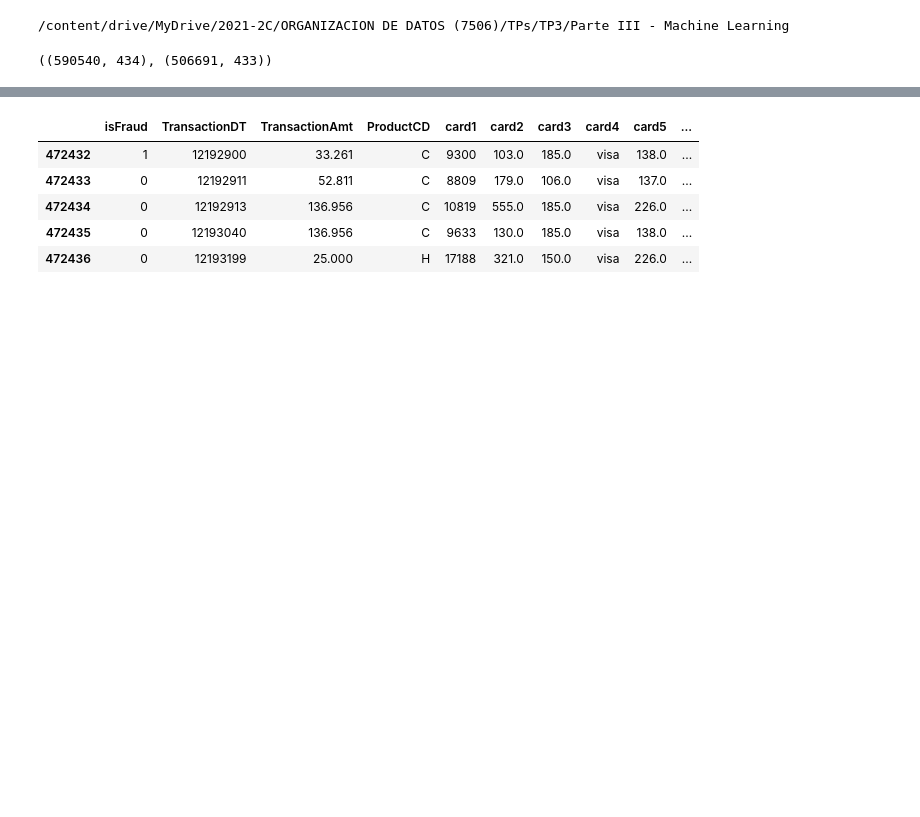
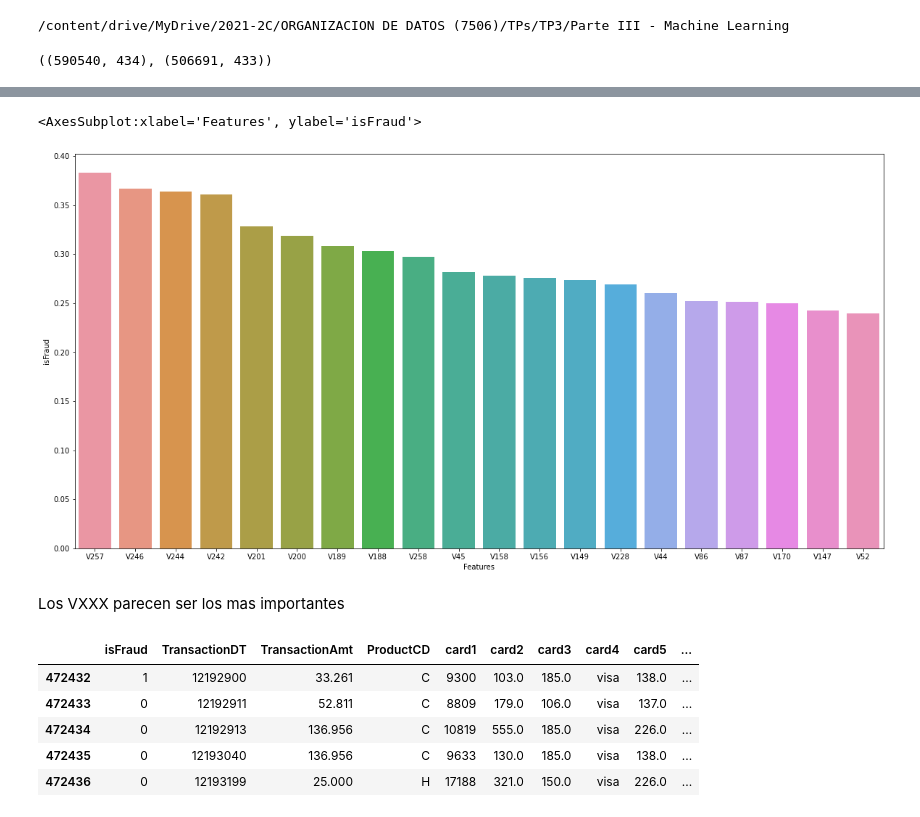
Before and after one commit to amveiga/IEEE-CIS-Fraud-Detection, a Jupyter notebook: Parte II - Machine Learning Baseline/Encoding.ipynb, the cells around one changed output, grey strips where cells are left out. Cells and saved outputs as stored; diff of their text form; code cells hidden in the pictures; blank space fills up the shorter version.

```diff
--- a/Parte II - Machine Learning Baseline/Encoding.ipynb
+++ b/Parte II - Machine Learning Baseline/Encoding.ipynb
@@ -33,0 +40,3 @@ del df_test['TransactionID']
+# %%
+matrix_corr = df_train.corr()
+matrix_corr.head()
@@ -33,0 +51,4 @@ del df_test['TransactionID']
+# %%
+isFraud_target = abs(matrix_corr['isFraud'].drop('isFraud')).sort_values(ascending=False)
+# hago el abs porque los valores muy negativos ayudan a predecir 0
+isFraud_target.head()
@@ -33,0 +62,3 @@ del df_test['TransactionID']
+# %%
+isFraud_target=isFraud_target.reset_index()
+isFraud_target.set_axis(['Features','isFraud'],axis=1,inplace=True)
@@ -34,3 +81,11 @@ del df_test['TransactionID']
+# %%
+fig, ax = plt.subplots(figsize=(20,10))
+sns.barplot(x=isFraud_target.Features[:20],y=isFraud_target.isFraud[:20])
+# %% [output]
+<AxesSubplot:xlabel='Features', ylabel='isFraud'>
+[figure, added]
+# %% [markdown]
+Los VXXX parecen ser los mas importantes
 # %%
 x_train, x_test, y_train, y_test = train_test_split(df_train, df_train.isFraud, test_size=0.2, shuffle=False)
 del df_train
```
Also changed, not shown: parts of 6 cells of this notebook.
